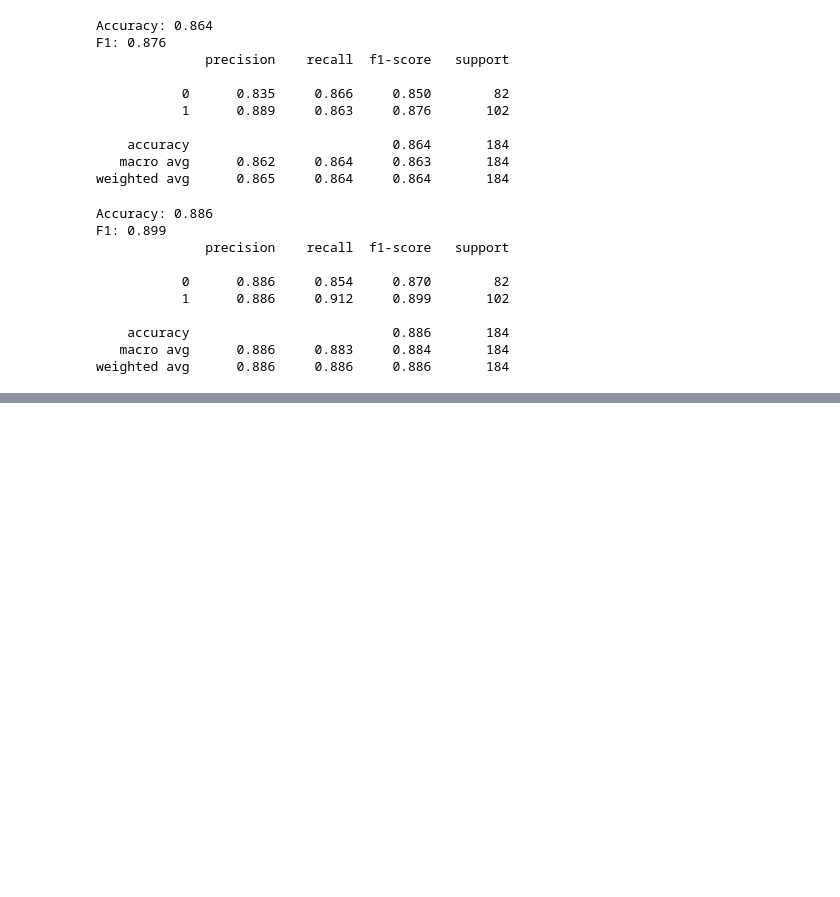
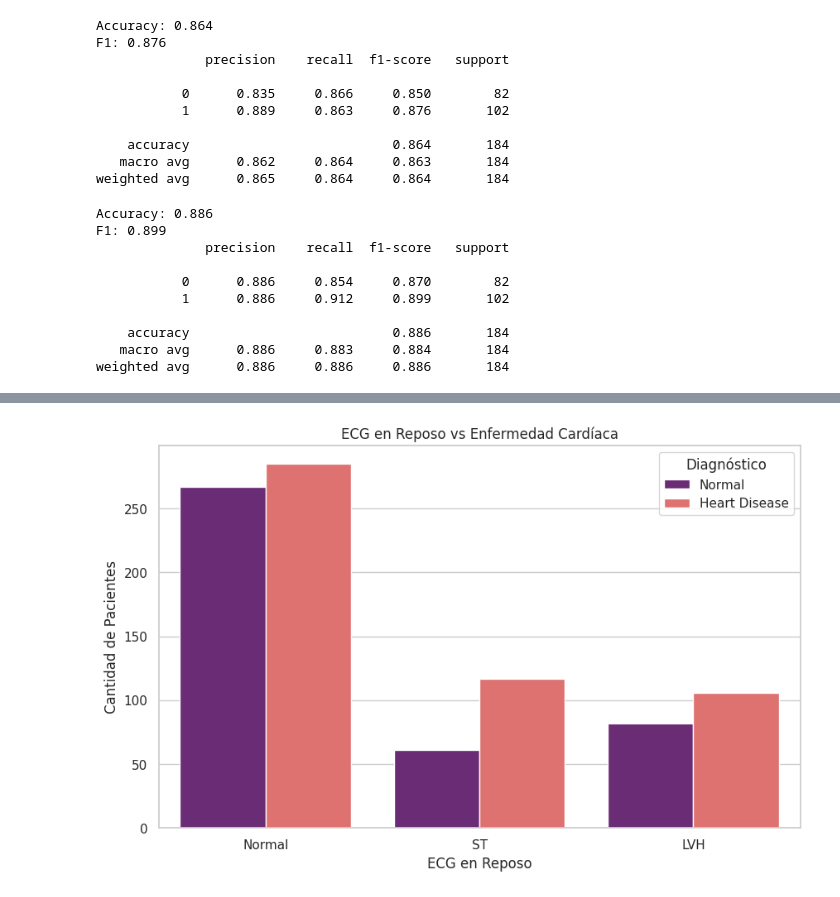
Before and after one commit to Xaiwu/heart-disease-prediction, a Jupyter notebook: notebooks/main.ipynb, the cells around one changed output, grey strips where cells are left out. Cells and saved outputs as stored; diff of their text form; code cells hidden in the pictures; blank space fills up the shorter version.

```diff
--- a/notebooks/main.ipynb
+++ b/notebooks/main.ipynb
@@ -228,0 +326,16 @@ weighted avg      0.886     0.886     0.886       184
+# %%
+# ECG en Reposo o Enfermedad Cardíaca
+
+plt.figure(figsize=(10,6))
+sns.countplot(
+    data=df_plot,
+    x="RestingECG",
+    hue="Diagnóstico",
+    palette="magma"
+)
+plt.title("ECG en Reposo vs Enfermedad Cardíaca")
+plt.xlabel("ECG en Reposo")
+plt.ylabel("Cantidad")
+plt.show()
+# %% [output]
+[figure, added]
```
Also changed, not shown: parts of 11 cells of this notebook.
